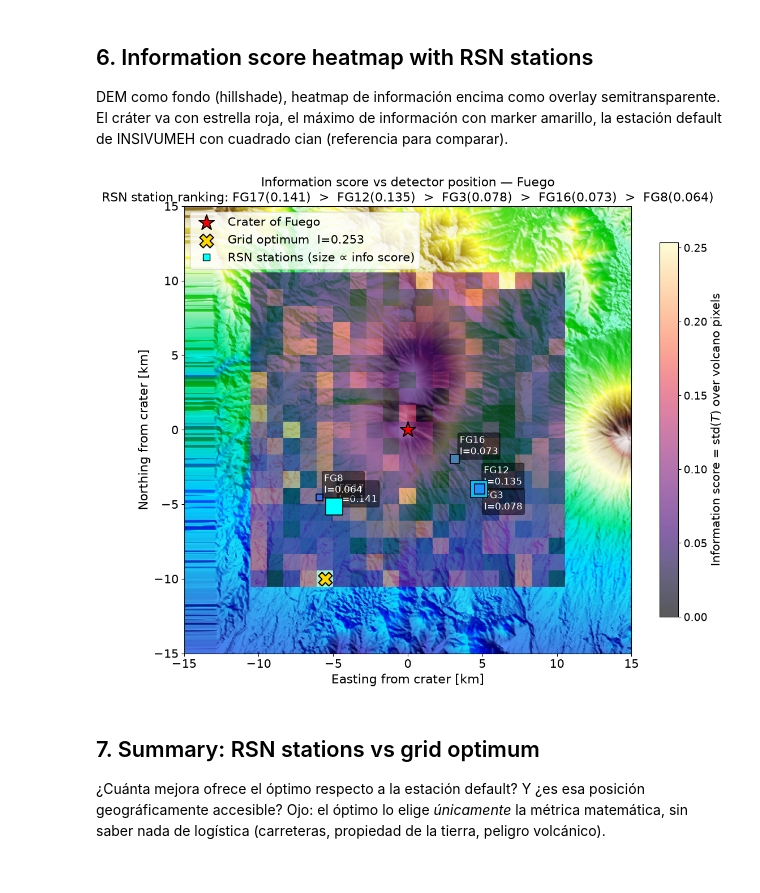
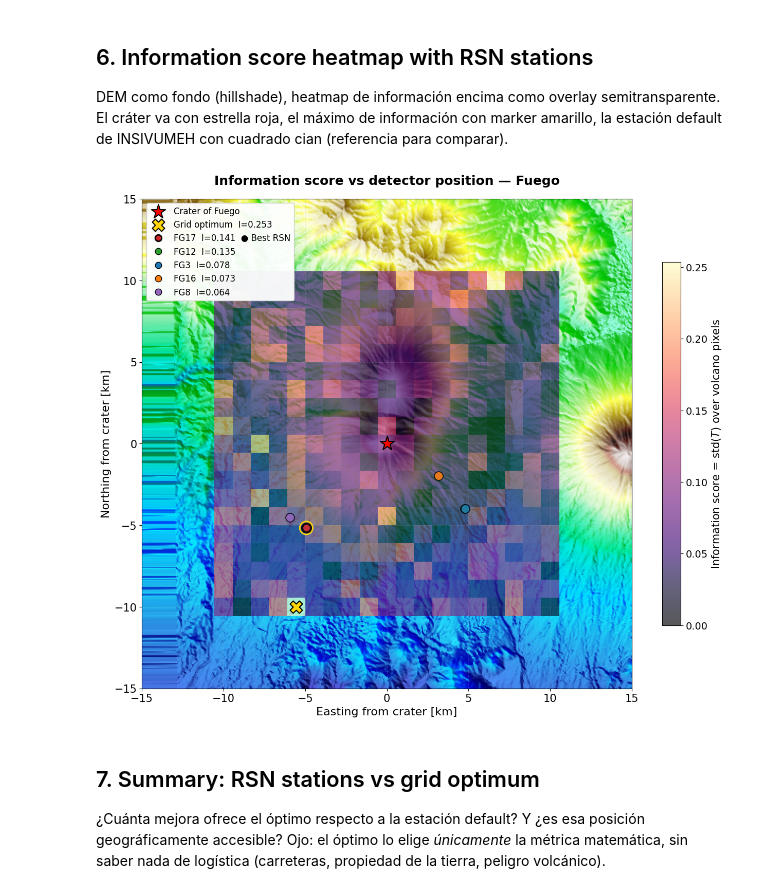
Before and after one commit to ErickDiaz/muon-tomography, a Jupyter notebook: notebooks/08_detector_optimization.ipynb, the cells around one changed output. Cells and saved outputs as stored; diff of their text form; code cells hidden in the pictures.

Commit message:
updated image in NB08 and run NB09

```diff
--- a/notebooks/08_detector_optimization.ipynb
+++ b/notebooks/08_detector_optimization.ipynb
@@ -391,7 +391,7 @@ Z_bg = terrain.elevation_at(XB, YB)
 ls_bg = LightSource(azdeg=315, altdeg=45)
 rgb_bg = ls_bg.shade(Z_bg, cmap=plt.cm.terrain, vert_exag=2.0, blend_mode='overlay')
 
-fig, ax = plt.subplots(figsize=(11, 10))
+fig, ax = plt.subplots(figsize=(13, 11))
 ax.imshow(rgb_bg, extent=[-ext/1000, ext/1000]*2, origin='lower')
 
 # Info-score heatmap
@@ -401,75 +401,65 @@ cb = plt.colorbar(heatmap, ax=ax, shrink=0.7)
 cb.set_label('Information score = std($T$) over volcano pixels', fontsize=15)
 cb.ax.tick_params(labelsize=14)
 
 # Crater
 ax.scatter(0, 0, marker='*', s=420, color='red', edgecolor='black',
            lw=1.5, zorder=11, label=f'Crater of {TARGET_VOLCAN.title()}')
 
 # Grid optimum
 ax.scatter(best_x/1000, best_y/1000, marker='X', s=300, color='gold',
            edgecolor='black', lw=1.5, zorder=11,
            label=f'Grid optimum  I={info_grid[i_best,j_best]:.3f}')
 
-# All RSN stations — marker size proportional to info score
-info_vals = np.array([r['info'] for r in station_results])
-sizes = 80 + 400 * (info_vals - info_vals.min()) / (info_vals.max() - info_vals.min() + 1e-9)
-colors = ['cyan', 'deepskyblue', 'dodgerblue', 'steelblue', 'royalblue']
+# Contrasting color palette for RSN stations
+station_colors = ['#d62728', '#2ca02c', '#1f77b4', '#ff7f0e', '#9467bd']  # red, green, blue, orange, purple
 
-# Label offsets: stations that sit very close together (e.g. FG3/FG12 are
-# ~20 m apart) would otherwise get identical (6, 6) offsets and their labels
-# overlap into an unreadable blob (looked like a single "FG32" station in
-# print). Alternate the offset for any station within 1 km of an
-# already-placed one so the two labels land on opposite sides of the marker.
-candidate_offsets = [(6, 6), (6, -26), (-95, 6), (-95, -26)]
-placed_xy = []
-label_offsets = []
-for r in station_results:
-    xy = np.array([r['east_km'], r['north_km']])
-    for off in candidate_offsets:
-        collides = any(
-            np.hypot(*(xy - other_xy)) < 1.0 and off == other_off
-            for other_xy, other_off in zip(placed_xy, label_offsets)
-        )
-        if not collides:
-            break
-    label_offsets.append(off)
-    placed_xy.append(xy)
+# All RSN stations — constant marker size, color-coded
+marker_size = 150
+best_station = station_results[0]  # Best RSN station
 
-for k, (r, sz_mk, col, off) in enumerate(zip(station_results, sizes, colors, label_offsets)):
-    ax.scatter(r['east_km'], r['north_km'], marker='s', s=sz_mk,
-               color=col, edgecolor='black', lw=1.2, zorder=10)
-    ax.annotate(f"{r['name']}\nI={r['info']:.3f}",
-                (r['east_km'], r['north_km']),
-                xytext=off, textcoords='offset points',
-                fontsize=12, color='white',
-                bbox=dict(boxstyle='round,pad=0.2', fc='black', alpha=0.5))
+for k, (r, col) in enumerate(zip(station_results, station_colors)):
+    is_best = (r['name'] == best_station['name'])
+    edge_width = 3.0 if is_best else 1.2
+    ax.scatter(r['east_km'], r['north_km'], marker='o', s=marker_size,
+               color=col, edgecolor='black', lw=edge_width, zorder=10, alpha=0.85)
+    # Add a halo circle for the best station
+    if is_best:
+        ax.scatter(r['east_km'], r['north_km'], marker='o', s=marker_size*2.2,
+                   color='none', edgecolor='gold', lw=2, zorder=9)
 
-# Dummy handle for legend
+# Legend with station names and scores
 from matplotlib.lines import Line2D
-rsn_handle = Line2D([0], [0], marker='s', color='w', markerfacecolor='cyan',
-                    markeredgecolor='black', markersize=9,
-                    label='RSN stations (size ∝ info score)')
-ax.legend(handles=ax.get_legend_handles_labels()[0] + [rsn_handle],
-          loc='upper left', fontsize=15)
+legend_elements = [ax.get_legend_handles_labels()[0][0],  # crater
+                   ax.get_legend_handles_labels()[0][1]]  # grid optimum
+
+for k, (r, col) in enumerate(zip(station_results, station_colors)):
+    is_best = (r['name'] == best_station['name'])
+    label_text = f"{r['name']}  I={r['info']:.3f}"
+    if is_best:
+        label_text += "  ● Best RSN"
+    legend_elements.append(Line2D([0], [0], marker='o', color='w', markerfacecolor=col,
+                                  markeredgecolor='black', markersize=9,
+                                  label=label_text, linestyle='None', markeredgewidth=2 if is_best else 1))
+
+ax.legend(handles=legend_elements, loc='upper left', fontsize=12, framealpha=0.95)
 
 ax.set_xlabel('Easting from crater [km]', fontsize=16)
 ax.set_ylabel('Northing from crater [km]', fontsize=16)
 ax.tick_params(labelsize=15)
 ax.set_title(
-    f'Information score vs detector position — {TARGET_VOLCAN.title()}\n'
-    f'RSN station ranking: '
-    + '  >  '.join(f"{r['name']}({r['info']:.3f})" for r in station_results),
-    fontsize=16,
+    f'Information score vs detector position — {TARGET_VOLCAN.title()}',
+    fontsize=18, fontweight='bold', pad=20,
 )
 ax.set_aspect('equal')
 ax.set_xlim(-ext/1000, ext/1000)
 ax.set_ylim(-ext/1000, ext/1000)
+ax.grid(alpha=0.2, linestyle='--')
 plt.tight_layout()
 fig.savefig(REPO_ROOT / 'docs/paper/figures' / f'fig_detector_optim_{TARGET_VOLCAN}.png',
             bbox_inches='tight', dpi=300)
 plt.show()
 # %% [output]
-[figure, old version]
+[figure, new version]
 # %% [markdown]
 ## 7. Summary: RSN stations vs grid optimum
 
```
Also changed, not shown: 1 other file.
